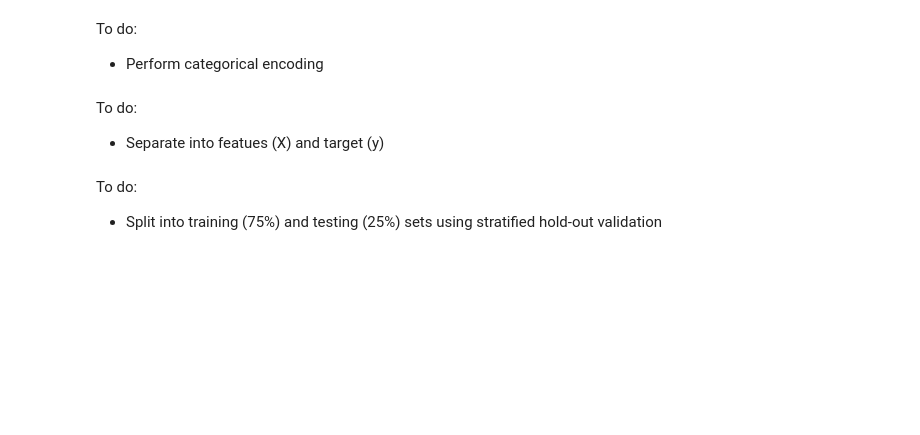
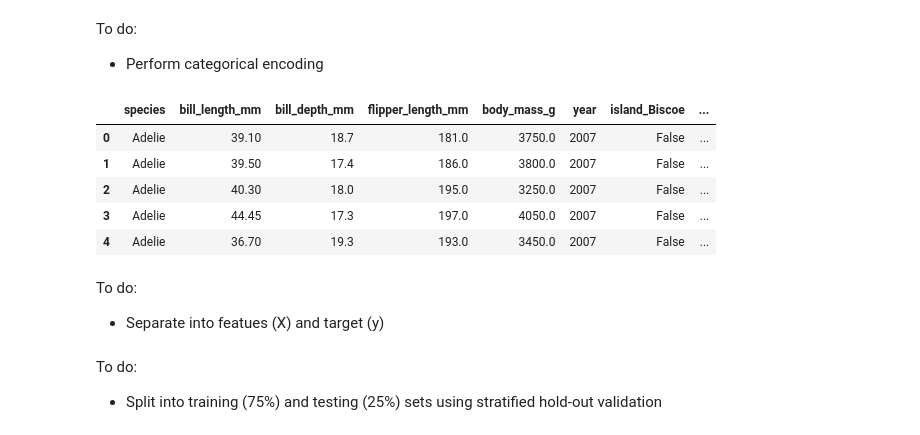
Before and after one commit to wooihaw/k-youth-2603, a Jupyter notebook: Lab_2/Lab_2b.ipynb, the cells around one changed output. Saved outputs shown, nothing was run; the diff lists cells and outputs as text; code cells hidden in the pictures; blank space fills up the shorter version.

```diff
--- a/Lab_2/Lab_2b.ipynb
+++ b/Lab_2/Lab_2b.ipynb
@@ -58,3 +104,11 @@ To do:
 # %% [markdown]
 To do:
 - If there are  missing values, impute them using statistics (median, mean, mode).
+# %%
+df['bill_length_mm'] = df['bill_length_mm'].fillna(df['bill_length_mm'].median())
+df['bill_depth_mm'] = df['bill_depth_mm'].fillna(df['bill_depth_mm'].median())
+df['flipper_length_mm'] = df['flipper_length_mm'].fillna(df['flipper_length_mm'].median())
+df['body_mass_g'] = df['body_mass_g'].fillna(df['body_mass_g'].median())
+df['gender'] = df['gender'].fillna(df['gender'].mode()[0])
+
+df.isna().sum()
@@ -61,6 +125,16 @@ To do:
 # %% [markdown]
 To do:
 - Perform categorical encoding
+# %%
+df2 = pd.get_dummies(df, columns=['island', 'gender'])
+df2.head()
+# %% [output]
+|  | species | bill_length_mm | bill_depth_mm | flipper_length_mm | body_mass_g | year | island_Biscoe | ... |
+| 0 | Adelie | 39.10 | 18.7 | 181.0 | 3750.0 | 2007 | False | ... |
+| 1 | Adelie | 39.50 | 17.4 | 186.0 | 3800.0 | 2007 | False | ... |
+| 2 | Adelie | 40.30 | 18.0 | 195.0 | 3250.0 | 2007 | False | ... |
+| 3 | Adelie | 44.45 | 17.3 | 197.0 | 4050.0 | 2007 | False | ... |
+| 4 | Adelie | 36.70 | 19.3 | 193.0 | 3450.0 | 2007 | False | ... |
 # %% [markdown]
 To do:
 - Separate into featues (X) and target (y)
```
Also changed, not shown: parts of 16 cells of this notebook, 4 other files.
